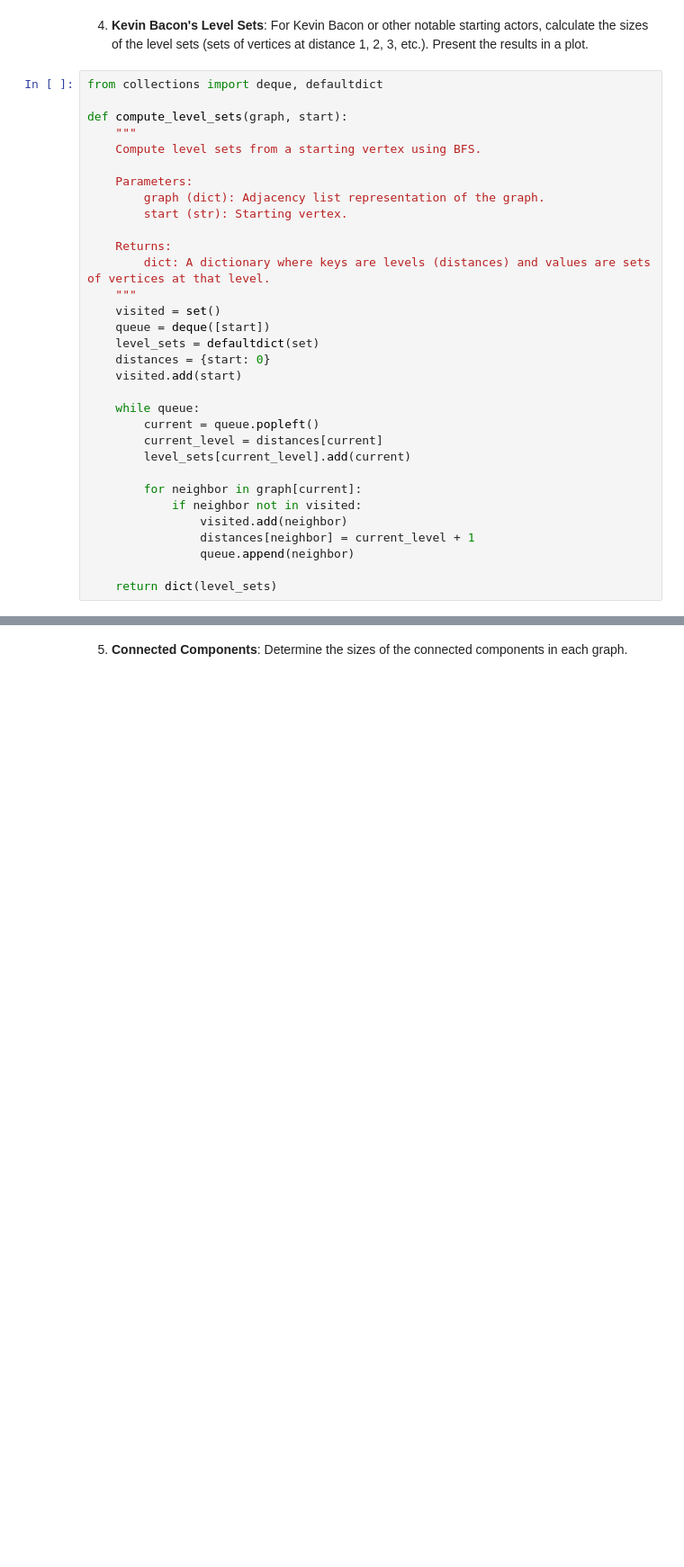
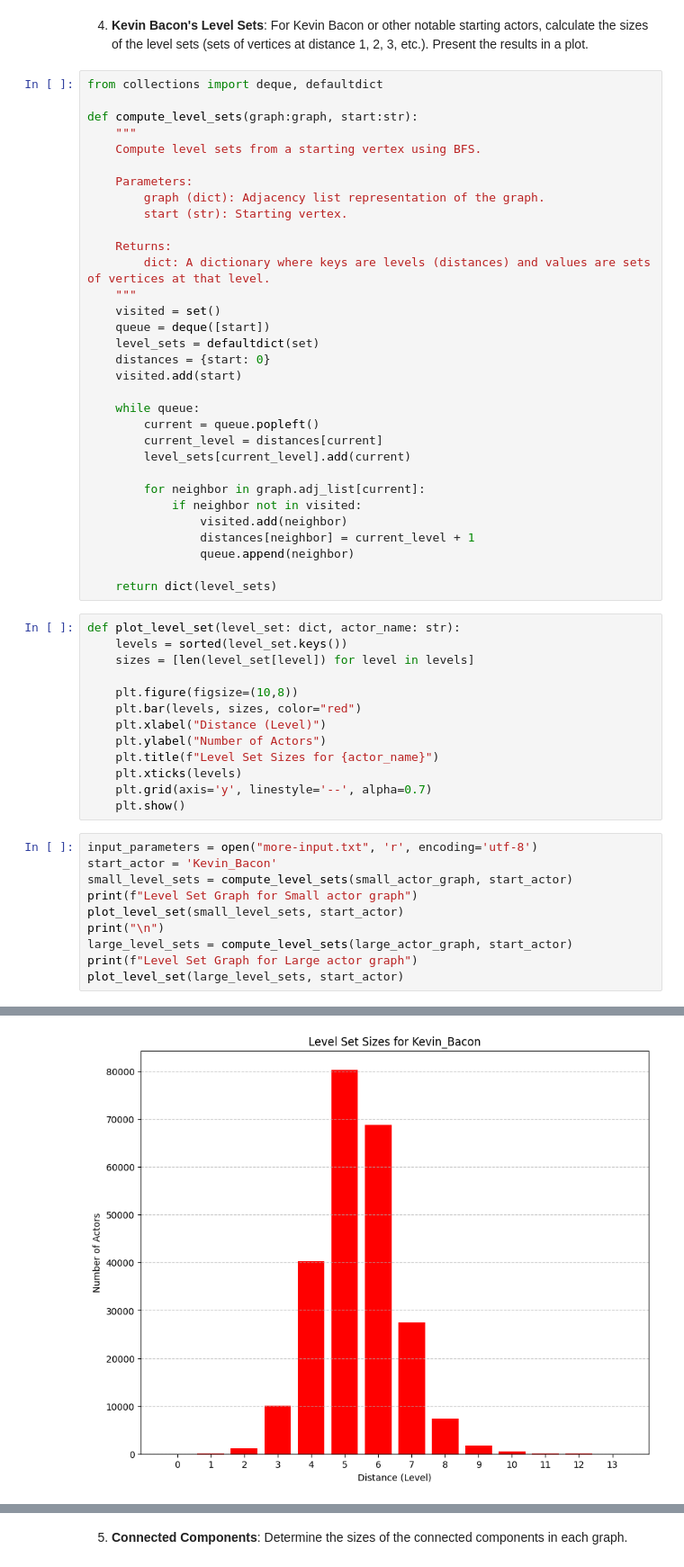
Before and after one commit to timpt0261/CSE_201_Winter_2025, a Jupyter notebook: HW1/submission.ipynb, the cells around one changed output, grey strips where cells are left out. Shown: that part at 90% size. Cells and saved outputs as stored; diff of their text form; blank space fills up the shorter version.

```diff
--- a/HW1/submission.ipynb
+++ b/HW1/submission.ipynb
@@ -323,7 +325,7 @@ Notably some of the shortest path using both credit files vary as when using the
 # %%
 from collections import deque, defaultdict
 
-def compute_level_sets(graph, start):
+def compute_level_sets(graph:graph, start:str):
     """
     Compute level sets from a starting vertex using BFS.
 
@@ -345,10 +347,34 @@ def compute_level_sets(graph, start):
         current_level = distances[current]
         level_sets[current_level].add(current)
 
-        for neighbor in graph[current]:
+        for neighbor in graph.adj_list[current]:
             if neighbor not in visited:
                 visited.add(neighbor)
                 distances[neighbor] = current_level + 1
                 queue.append(neighbor)
 
     return dict(level_sets)
+# %%
+def plot_level_set(level_set: dict, actor_name: str):
+    levels = sorted(level_set.keys())
+    sizes = [len(level_set[level]) for level in levels]
+
+    plt.figure(figsize=(10,8))
+    plt.bar(levels, sizes, color="red")
+    plt.xlabel("Distance (Level)")
+    plt.ylabel("Number of Actors")
+    plt.title(f"Level Set Sizes for {actor_name}")
+    plt.xticks(levels)
+    plt.grid(axis='y', linestyle='--', alpha=0.7)
+    plt.show()
+# %%
+input_parameters = open("more-input.txt", 'r', encoding='utf-8')
+start_actor = 'Kevin_Bacon'
+small_level_sets = compute_level_sets(small_actor_graph, start_actor)
+print(f"Level Set Graph for Small actor graph")
+plot_level_set(small_level_sets, start_actor)
+print("\n")
+large_level_sets = compute_level_sets(large_actor_graph, start_actor)
+print(f"Level Set Graph for Large actor graph")
+plot_level_set(large_level_sets, start_actor)
+# %% [output]
@@ -354,0 +382 @@ def compute_level_sets(graph, start):
+[figure, added]
```
Also changed, not shown: parts of 2 cells of this notebook.
